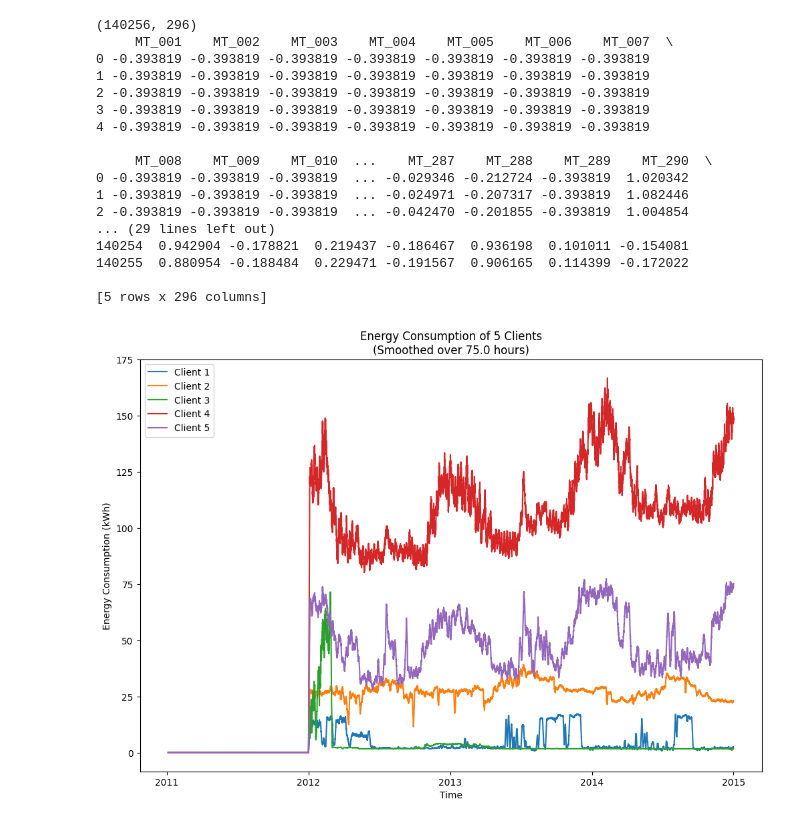
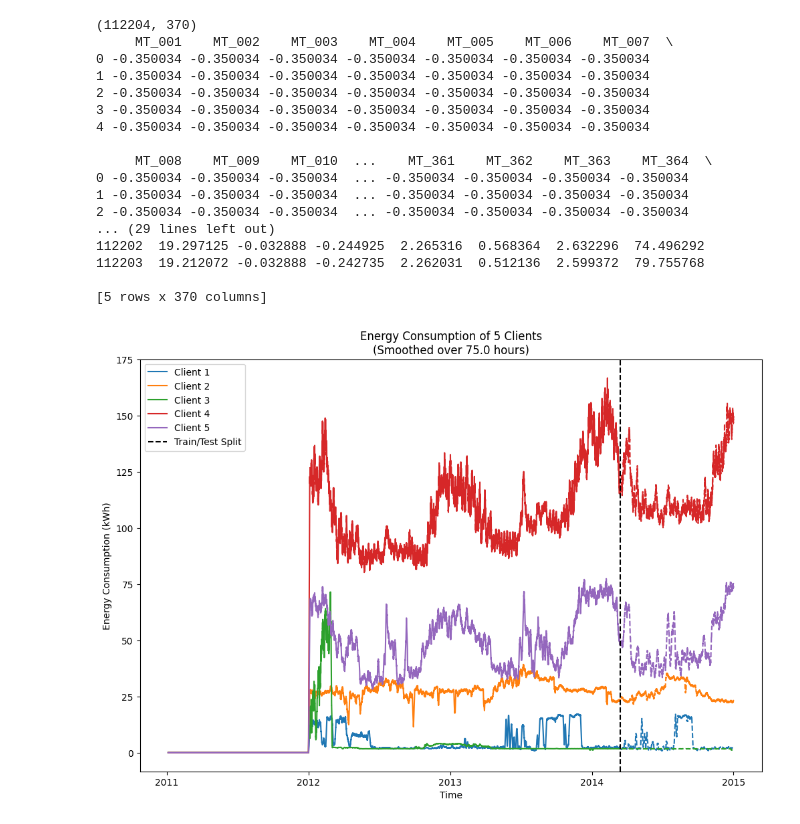
Before and after one commit to jonahobw/energy-timeseries-forcasting, a Jupyter notebook: data_exploration.ipynb, the cells around one changed output. Cells and saved outputs as stored; diff of their text form; code cells hidden in the pictures.

```diff
--- a/data_exploration.ipynb
+++ b/data_exploration.ipynb
@@ -6,38 +7,3 @@ from matplotlib.dates import YearLocator, DateFormatter
-# %%
-def load_and_preprocess_data(file_path, train_test_split=0.8, standardization="iqr"):
-    assert standardization in ["mean_std", "iqr"], "Invalid standardization method"
-    assert train_test_split > 0 and train_test_split < 1, "Invalid train_test_split"
-
-    df = pd.read_csv(
-        file_path,
-        delimiter=";",
-        low_memory=False,
-        decimal=",",
-        usecols=lambda x: x != "Unnamed: 0",
-    )
-
-    train_split_idx = int(len(df.columns) * train_test_split)
-    df_train = df.iloc[:, :train_split_idx]
-    df_test = df.iloc[:, train_split_idx:]
-
-    # Apply standardization
-    if standardization == "mean_std":
-        mu = df_train.values.mean()
-        sigma = df_train.values.std()
-        df_train = (df_train - mu) / sigma
-        df_test = (df_test - mu) / sigma
-        unnormalize_fn = lambda x: x * sigma + mu
-    elif standardization == "iqr":
-        values = pd.Series(df_train.values.flatten())
-        median = values.median()
-        q1 = values.quantile(0.25)
-        q3 = values.quantile(0.75)
-        iqr = q3 - q1
-        df_train = (df_train - median) / iqr
-        df_test = (df_test - median) / iqr
-        unnormalize_fn = lambda x: x * iqr + median
-
-    return df_train, df_test, unnormalize_fn
 # %%
 datafile = Path("data") / "LD2011_2014.txt"
 df_train, df_test, unnormalize_fn = load_and_preprocess_data(datafile)
@@ -45,22 +11,22 @@ print(df_train.shape)
 print(df_train.head())
 print(df_train.tail())
 # %% [output]
-(140256, 296)
+(112204, 370)
      MT_001    MT_002    MT_003    MT_004    MT_005    MT_006    MT_007  \
-0 -0.393819 -0.393819 -0.393819 -0.393819 -0.393819 -0.393819 -0.393819
-1 -0.393819 -0.393819 -0.393819 -0.393819 -0.393819 -0.393819 -0.393819
-2 -0.393819 -0.393819 -0.393819 -0.393819 -0.393819 -0.393819 -0.393819
-3 -0.393819 -0.393819 -0.393819 -0.393819 -0.393819 -0.393819 -0.393819
-4 -0.393819 -0.393819 -0.393819 -0.393819 -0.393819 -0.393819 -0.393819
+0 -0.350034 -0.350034 -0.350034 -0.350034 -0.350034 -0.350034 -0.350034
+1 -0.350034 -0.350034 -0.350034 -0.350034 -0.350034 -0.350034 -0.350034
+2 -0.350034 -0.350034 -0.350034 -0.350034 -0.350034 -0.350034 -0.350034
+3 -0.350034 -0.350034 -0.350034 -0.350034 -0.350034 -0.350034 -0.350034
+4 -0.350034 -0.350034 -0.350034 -0.350034 -0.350034 -0.350034 -0.350034
 
-     MT_008    MT_009    MT_010  ...    MT_287    MT_288    MT_289    MT_290  \
-0 -0.393819 -0.393819 -0.393819  ... -0.029346 -0.212724 -0.393819  1.020342
-1 -0.393819 -0.393819 -0.393819  ... -0.024971 -0.207317 -0.393819  1.082446
-2 -0.393819 -0.393819 -0.393819  ... -0.042470 -0.201855 -0.393819  1.004854
+     MT_008    MT_009    MT_010  ...    MT_361    MT_362    MT_363    MT_364  \
+0 -0.350034 -0.350034 -0.350034  ... -0.350034 -0.350034 -0.350034 -0.350034
+1 -0.350034 -0.350034 -0.350034  ... -0.350034 -0.350034 -0.350034 -0.350034
+2 -0.350034 -0.350034 -0.350034  ... -0.350034 -0.350034 -0.350034 -0.350034
 ... (29 lines left out)
-140254  0.942904 -0.178821  0.219437 -0.186467  0.936198  0.101011 -0.154081
-140255  0.880954 -0.188484  0.229471 -0.191567  0.906165  0.114399 -0.172022
+112202  19.297125 -0.032888 -0.244925  2.265316  0.568364  2.632296  74.496292
+112203  19.212072 -0.032888 -0.242735  2.262031  0.512136  2.599372  79.755768
 
-[5 rows x 296 columns]
+[5 rows x 370 columns]
 # %%
 def visualize_energy_consumption(
@@ -90,4 +86,6 @@ def visualize_energy_consumption(
 # %%
-visualize_energy_consumption(unnormalize_fn(df_train), [x for x in range(5)], 300);
+visualize_energy_consumption(
+    unnormalize_fn(df_train), unnormalize_fn(df_test), [x for x in range(5)], 300
+);
 # %% [output]
-[figure, old version]
+[figure, new version]
```
Also changed, not shown: parts of 5 cells of this notebook, 4 other files.
